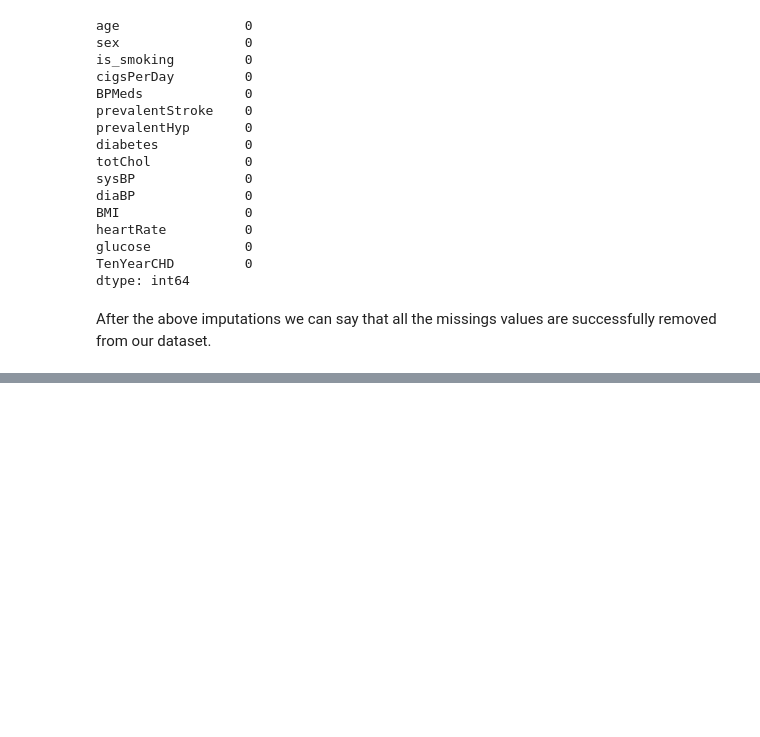
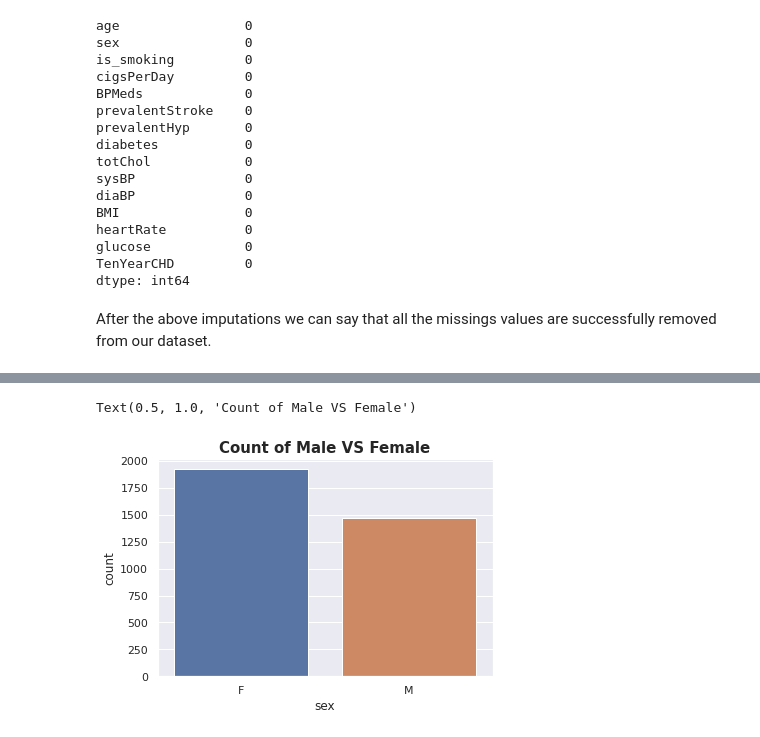
Before and after one commit to Abhishek-Shubham001/Cardiovascular-Risk-Prediction, a Jupyter notebook: Cardiovascular_Risk_Prediction_Capstone_Project.ipynb, the cells around one changed output, grey strips where cells are left out. Saved outputs shown, nothing was run; the diff lists cells and outputs as text; code cells hidden in the pictures; blank space fills up the shorter version.

```diff
--- a/Cardiovascular_Risk_Prediction_Capstone_Project.ipynb
+++ b/Cardiovascular_Risk_Prediction_Capstone_Project.ipynb
@@ -252,0 +340,8 @@ After the above imputations we can say that all the missings values are successf
+# %%
+#Visualising the 'Sex' feature using sns countplot
+
+sns.countplot(x= 'sex', data= crp_df )
+plt.title('Count of Male VS Female', size= 15, weight='bold')
+# %% [output]
+Text(0.5, 1.0, 'Count of Male VS Female')
+[figure, added]
```
Also changed, not shown: parts of 29 cells of this notebook.
